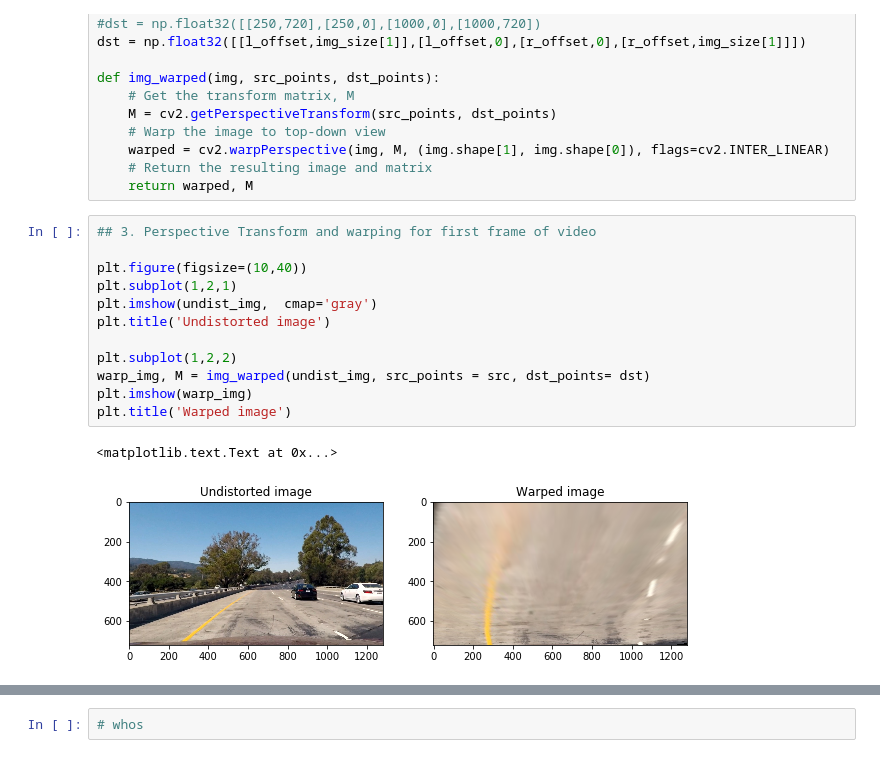
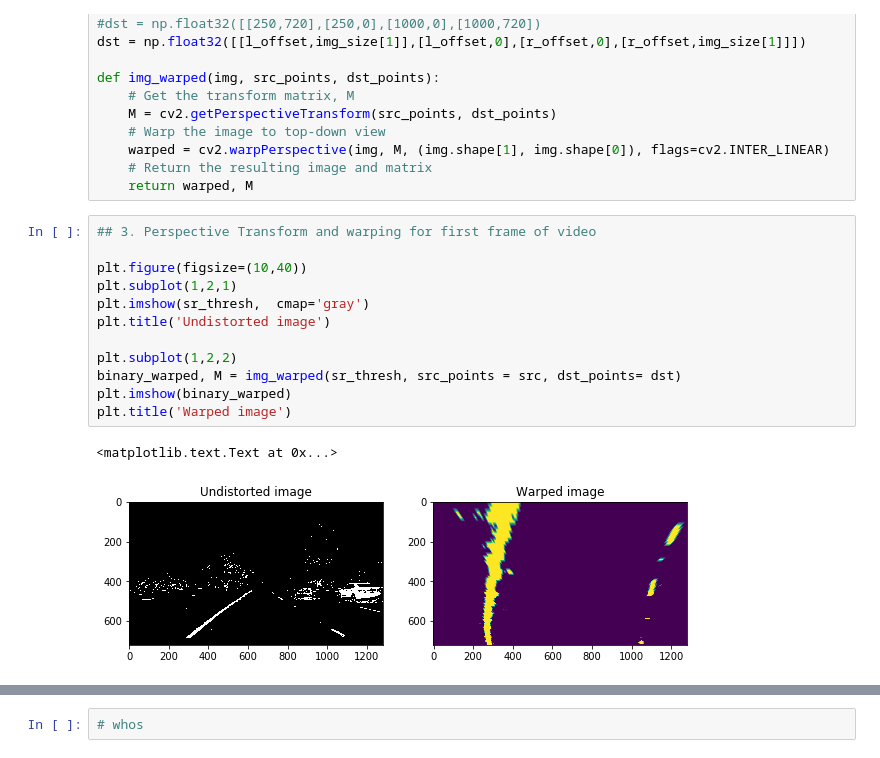
Before and after one commit to agarwa65/Advanced_Lane_Lines, a Jupyter notebook: lane_detection_pipeline.ipynb, the cells around one changed output, grey strips where cells are left out. Saved outputs shown, nothing was run; the diff lists cells and outputs as text.

```diff
--- a/lane_detection_pipeline.ipynb
+++ b/lane_detection_pipeline.ipynb
@@ -86,15 +86,15 @@ def img_warped(img, src_points, dst_points):
 # %%
 ## 3. Perspective Transform and warping for first frame of video
 
 plt.figure(figsize=(10,40))
 plt.subplot(1,2,1)
-plt.imshow(undist_img,  cmap='gray')
+plt.imshow(sr_thresh,  cmap='gray')
 plt.title('Undistorted image')
 
 plt.subplot(1,2,2)
-warp_img, M = img_warped(undist_img, src_points = src, dst_points= dst)
-plt.imshow(warp_img)
+binary_warped, M = img_warped(sr_thresh, src_points = src, dst_points= dst)
+plt.imshow(binary_warped)
 plt.title('Warped image')
 # %% [output]
 <matplotlib.text.Text at 0x...>
-[figure, old version]
+[figure, new version]
```
Also changed, not shown: parts of 5 cells of this notebook.
